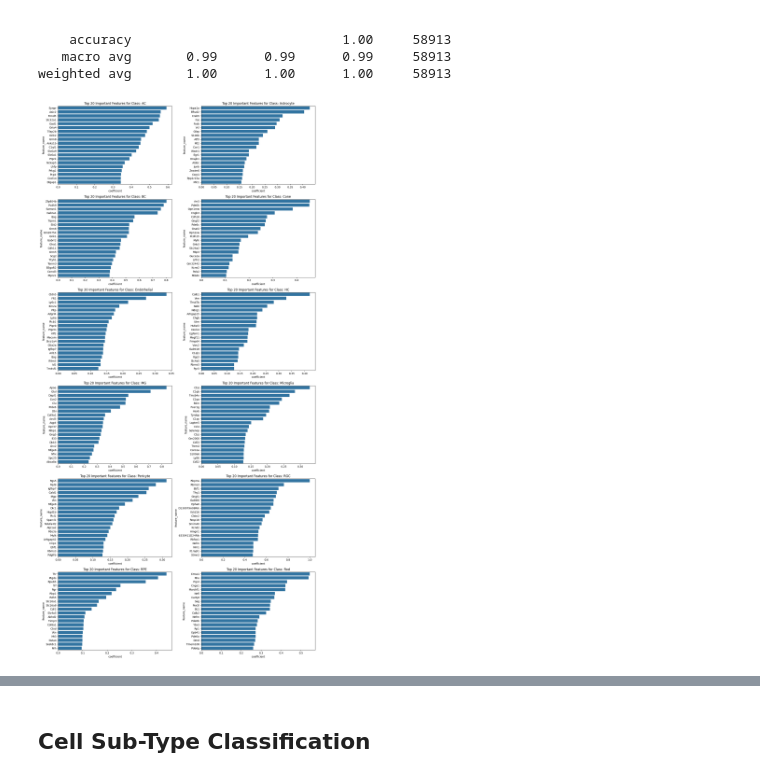
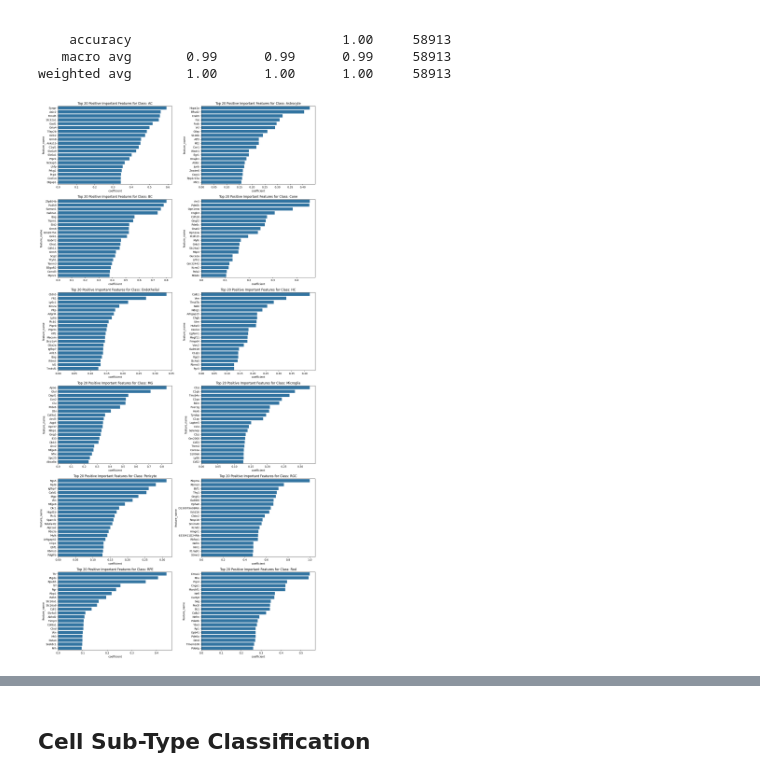
Before and after one commit to yuyanchenglab/CAMR2024, a Jupyter notebook: Modeling.ipynb, the cells around one changed output, grey strips where cells are left out. Drawn from its saved outputs; the diff is of its cells as text; code cells hidden in the pictures.

Commit message:
Include large negative coefficients logistic regression OVR

```diff
--- a/Modeling.ipynb
+++ b/Modeling.ipynb
@@ -343,34 +343,34 @@ number_of_features = 20
 
 # Determine the grid size (e.g., 2 rows, num_classes / 2 columns)
 nrows = (num_classes // 2) + (num_classes % 2)
 ncols = 2
 
 # Create a figure with subplots
 fig, axes = plt.subplots(nrows=nrows, ncols=ncols, figsize=(15, 5 * nrows))
 axes = axes.flatten()  # Flatten the 2D array of axes to 1D
 
-# Plot the top 5 important features for each class in a grid
+# Plot the most positively important features for each class in a grid
 for idx, class_name in enumerate(le.classes_):
     coefficients = class_coefficients[idx]
     feature_importance_ovr_df = pd.DataFrame({
         'ESUM': adata.var_names,
         'feature_name': adata.var['feature_name'].astype(str),  # Ensure feature_name is string
         'coefficient': coefficients
     })
     feature_importance_ovr_df = feature_importance_ovr_df.sort_values(by='coefficient', ascending=False).head(number_of_features)
 
     # Plot the top 20 important features for each class
     sns.barplot(ax=axes[idx], x='coefficient', y='feature_name', data=feature_importance_ovr_df)
-    axes[idx].set_title(f'Top {number_of_features} Important Features for Class: {class_name}')
+    axes[idx].set_title(f'Top {number_of_features} Positive Important Features for Class: {class_name}')
 
 # Remove any unused subplots
 for ax in axes[num_classes:]:
     ax.remove()
 
 plt.tight_layout()
 
-plt.savefig('figures/modeling/ovr_feature_importance_by_majorclass')
+plt.savefig('figures/modeling/ovr_logistic_positive_feature_importance_by_majorclass')
 
 plt.show()
 # %% [output]
-[figure, old version]
+[figure, new version]
```
Also changed, not shown: parts of 2 cells of this notebook, 3 other files.
